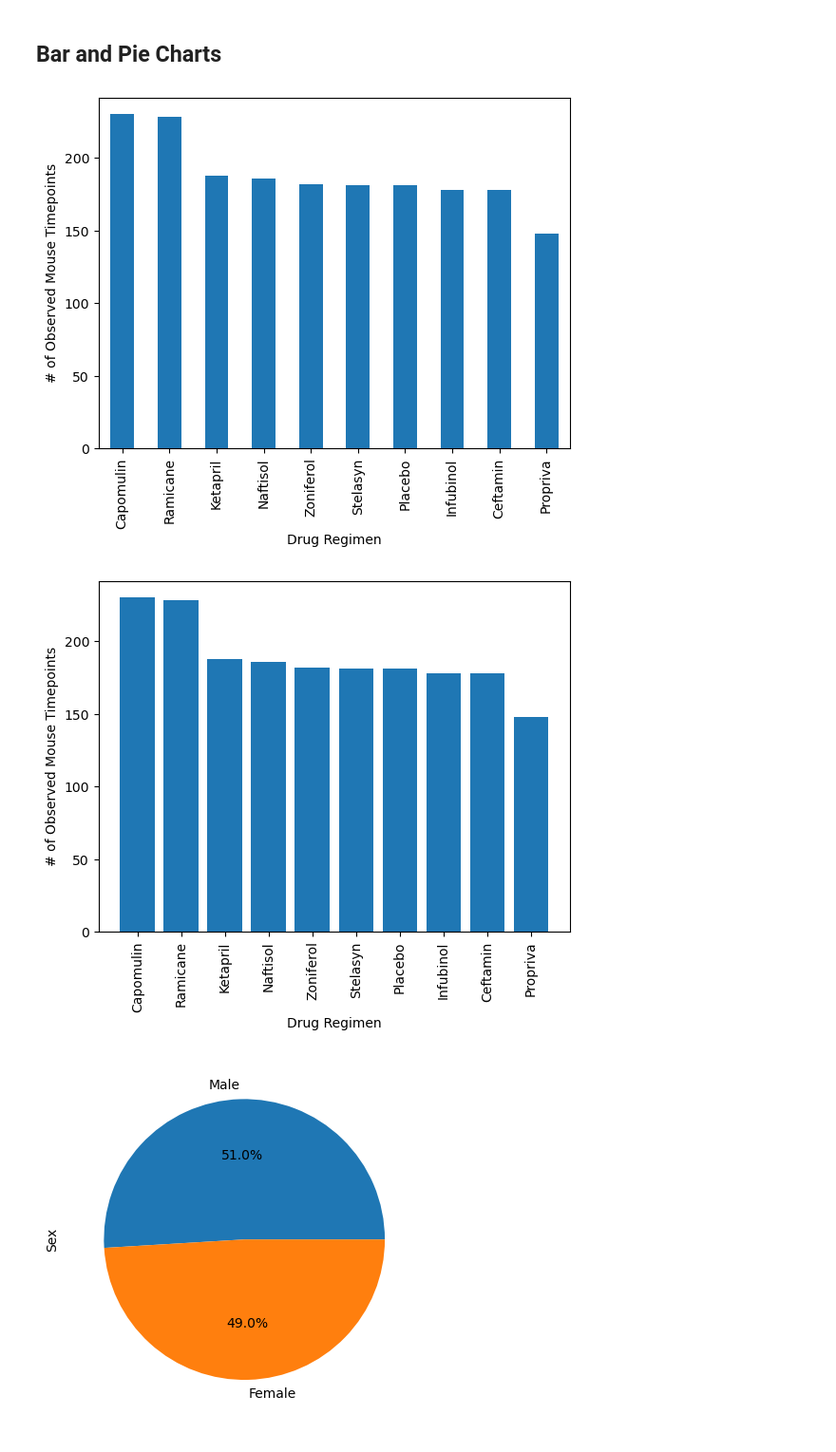
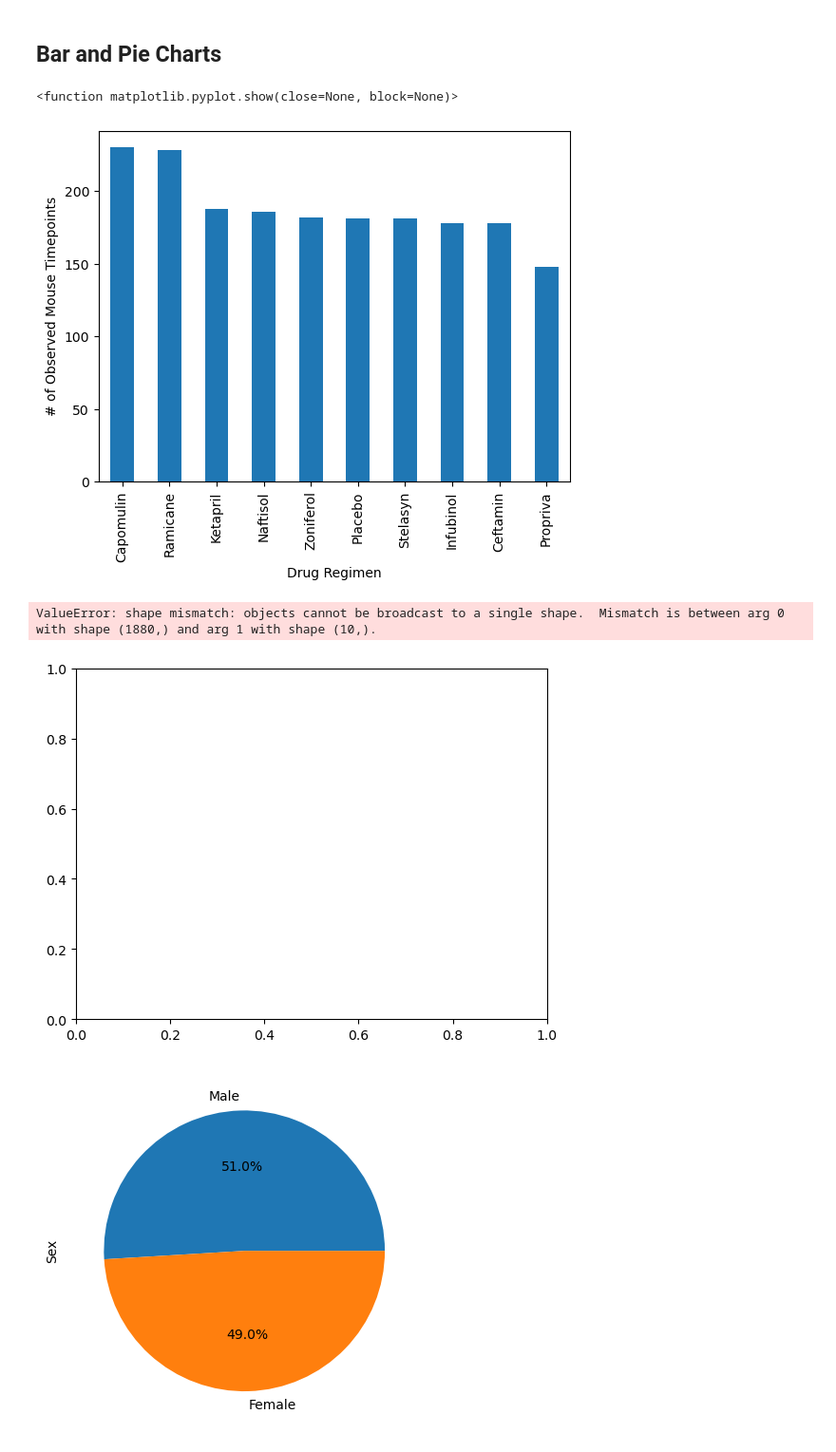
Before and after one commit to kkeegan333/Pandas-Visualization-Challenge, a Jupyter notebook: pymaceuticals_starter.ipynb, the cells around one changed output. Shown at 95% size. Cells and saved outputs as stored; diff of their text form; code cells hidden in the pictures.

```diff
--- a/pymaceuticals_starter.ipynb
+++ b/pymaceuticals_starter.ipynb
@@ -65,3 +51,5 @@ array(['g989'], dtype=object)
 # %%
 # Create a clean DataFrame by dropping the duplicate mouse by its ID.
+cleaned_mouse_df = combined_mouse_df.loc[combined_mouse_df['Mouse ID']!='g989']
+cleaned_mouse_df.head()
 # %% [output]
@@ -119,12 +105,27 @@ array(['g989'], dtype=object)
 ## Bar and Pie Charts
 # %%
 # Generate a bar plot showing the total number of rows (Mouse ID/Timepoints) for each drug regimen using Pandas.
+observed_timepoints = cleaned_mouse_df['Drug Regimen'].value_counts()
+
+observed_timepoints.plot(kind='bar')
+plt.xlabel('Drug Regimen')
+plt.ylabel('# of Observed Mouse Timepoints')
+plt.show
 # %% [output]
+<function matplotlib.pyplot.show(close=None, block=None)>
-[figure, old version]
+[figure, new version]
 # %%
 # Generate a bar plot showing the total number of rows (Mouse ID/Timepoints) for each drug regimen using pyplot.
+x_axis = np.arange(len(cleaned_mouse_df))
+y_axis = observed_timepoints
+
+plt.bar(x_axis, y_axis, color='blue')
+plt.xlabel('Drug Regimen')
+plt.ylabel('# of observed Mouse Timepoints')
+plt.show()
 # %% [output]
+ValueError: shape mismatch: objects cannot be broadcast to a single shape.  Mismatch is between arg 0 with shape (1880,) and arg 1 with shape (10,).
-[figure, old version]
+[figure, new version]
 # %%
 # Generate a pie plot showing the distribution of female versus male mice using Pandas
 # %% [output]
```
Also changed, not shown: parts of 7 cells of this notebook.
